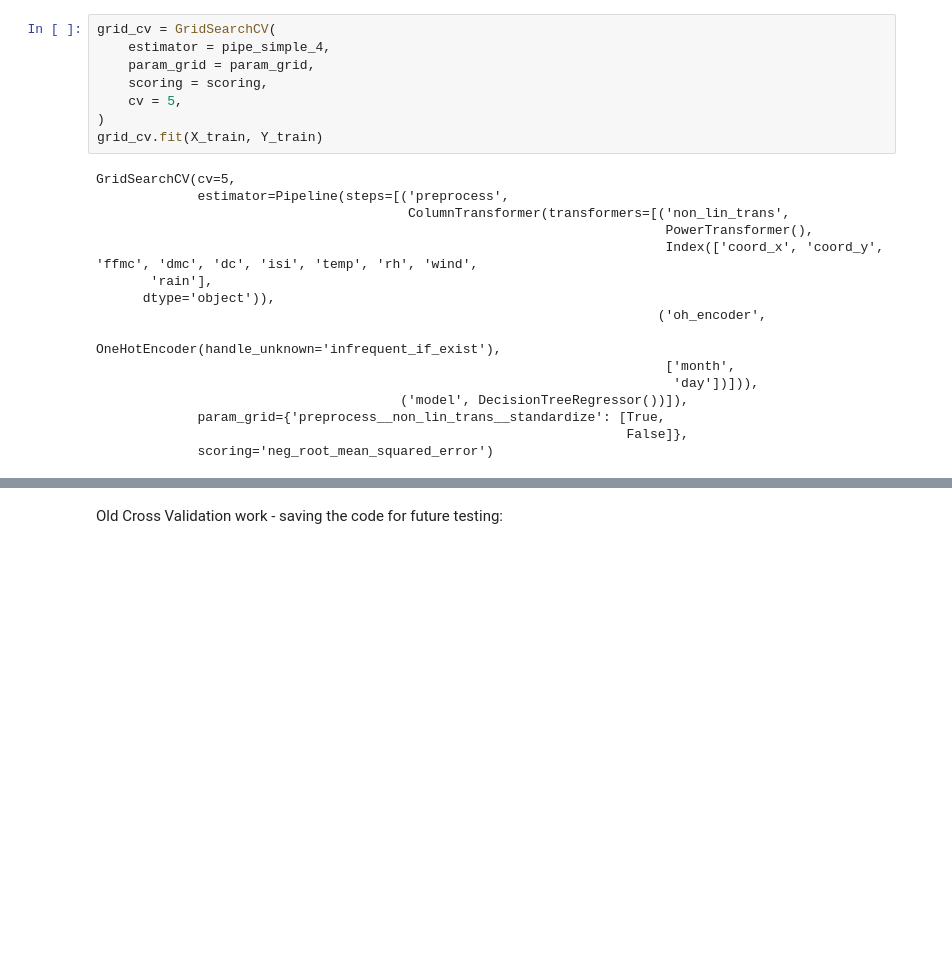
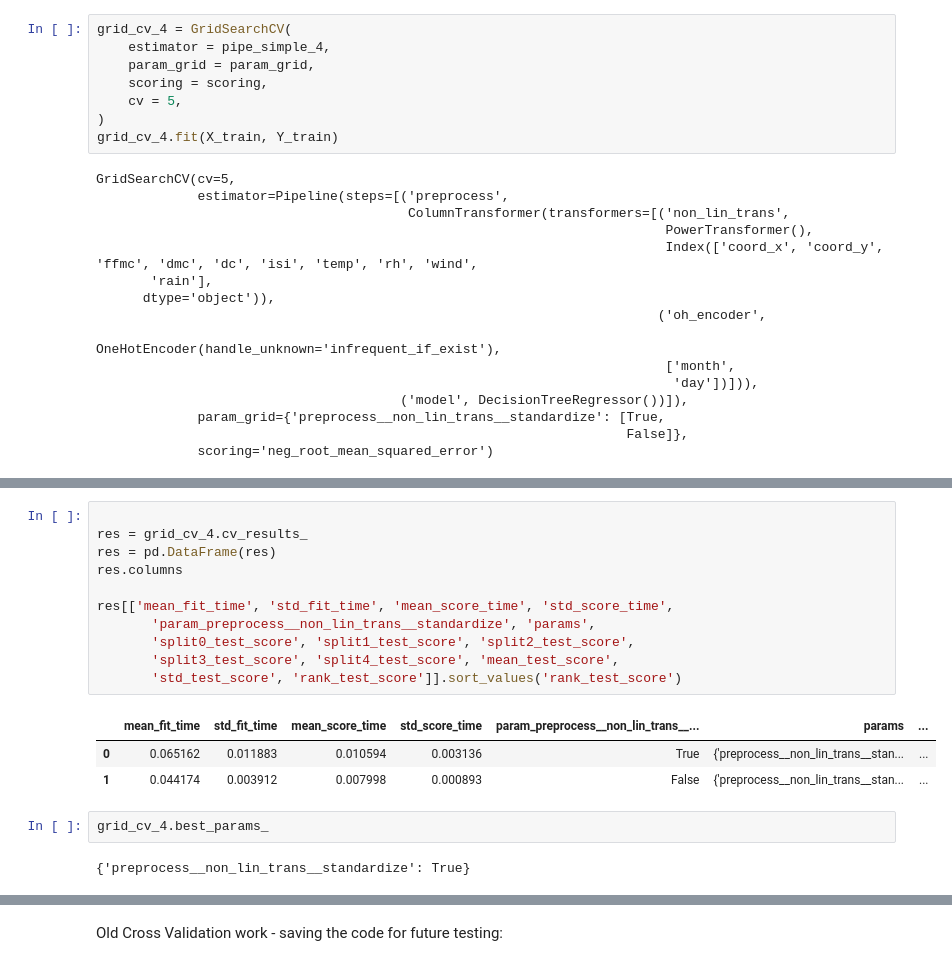
Before and after one commit to andreaholstein/production, a Jupyter notebook: 02_activities/assignments/assignment_2.ipynb, the cells around one changed output, grey strips where cells are left out. Saved outputs shown, nothing was run; the diff lists cells and outputs as text; blank space fills up the shorter version.

```diff
--- a/02_activities/assignments/assignment_2.ipynb
+++ b/02_activities/assignments/assignment_2.ipynb
@@ -540,13 +638,13 @@ param_grid = {
    'preprocess__non_lin_trans__standardize': [True, False]
 }
 # %%
-grid_cv = GridSearchCV(
+grid_cv_4 = GridSearchCV(
     estimator = pipe_simple_4,
     param_grid = param_grid,
     scoring = scoring,
     cv = 5,
 )
-grid_cv.fit(X_train, Y_train)
+grid_cv_4.fit(X_train, Y_train)
 # %% [output]
 GridSearchCV(cv=5,
              estimator=Pipeline(steps=[('preprocess',
@@ -568,0 +664,19 @@ KeyError: "['param_clf__C', 'param_clf__penalty', 'param_clf__solver', 'mean_tes
+# %%
+
+res = grid_cv_4.cv_results_
+res = pd.DataFrame(res)
+res.columns
+
+res[['mean_fit_time', 'std_fit_time', 'mean_score_time', 'std_score_time',
+       'param_preprocess__non_lin_trans__standardize', 'params',
+       'split0_test_score', 'split1_test_score', 'split2_test_score',
+       'split3_test_score', 'split4_test_score', 'mean_test_score',
+       'std_test_score', 'rank_test_score']].sort_values('rank_test_score')
+# %% [output]
+|  | mean_fit_time | std_fit_time | mean_score_time | std_score_time | param_preprocess__non_lin_trans__... | params | ... |
+| 0 | 0.065162 | 0.011883 | 0.010594 | 0.003136 | True | {'preprocess__non_lin_trans__stan... | ... |
+| 1 | 0.044174 | 0.003912 | 0.007998 | 0.000893 | False | {'preprocess__non_lin_trans__stan... | ... |
+# %%
+grid_cv_4.best_params_
+# %% [output]
+{'preprocess__non_lin_trans__standardize': True}
```
Also changed, not shown: parts of 20 cells of this notebook, 1 other file.
